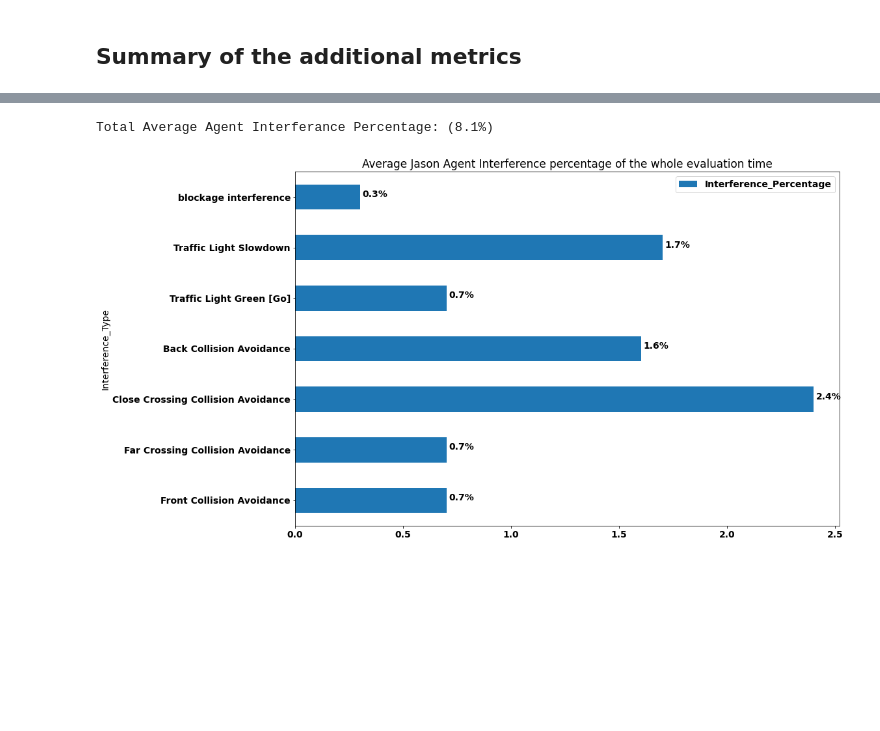
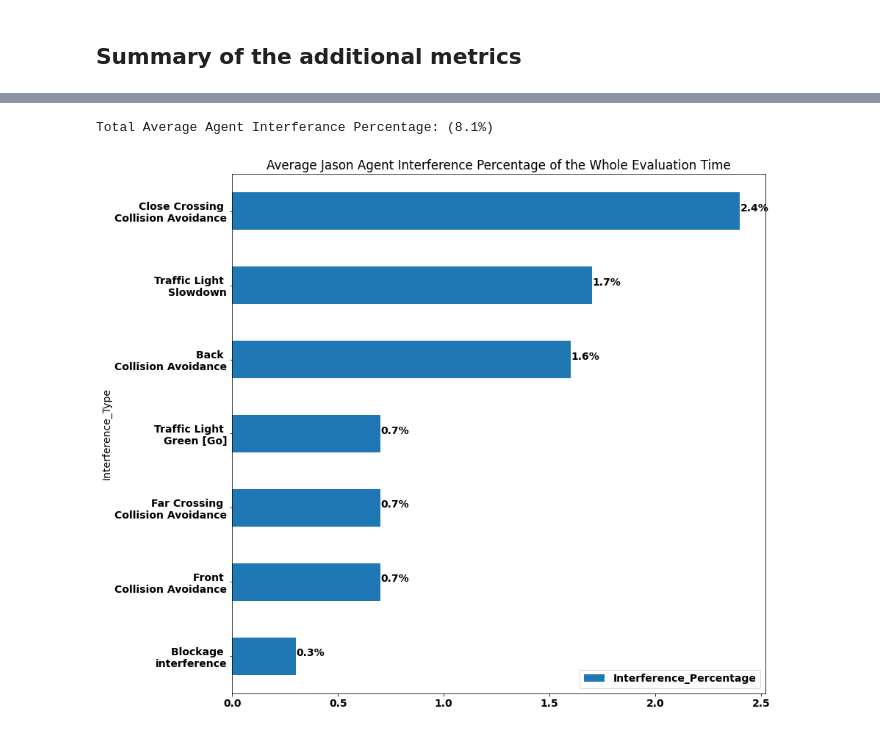
Before and after one commit to alshukairi/ML-MAS-Framework, a Jupyter notebook: install/MLMAS_Project/MLMAS_Framework/tools/utility.ipynb, the cells around one changed output, grey strips where cells are left out. Saved outputs shown, nothing was run; the diff lists cells and outputs as text; code cells hidden in the pictures; blank space fills up the shorter version.

```diff
--- a/install/MLMAS_Project/MLMAS_Framework/tools/utility.ipynb
+++ b/install/MLMAS_Project/MLMAS_Framework/tools/utility.ipynb
@@ -191,13 +242,13 @@ final_columns[6], final_columns[7] = final_columns[7], final_columns[6]
 
 jason_metrics_csv = jason_metrics_csv[final_columns]
 additional_metrics_columns = ["Total Frames",
-                              "Front Collision Avoidance",
-                             "Far Crossing Collision Avoidance",
-                             "Close Crossing Collision Avoidance",
-                             "Back Collision Avoidance",
-                             "Traffic Light Green [Go]",
-                             "Traffic Light Slowdown",
-                             "blockage interference"]
+                              "Front \nCollision Avoidance",
+                             "Far Crossing \nCollision Avoidance",
+                             "Close Crossing \nCollision Avoidance",
+                             "Back \nCollision Avoidance",
+                             "Traffic Light \nGreen [Go]",
+                             "Traffic Light \nSlowdown",
+                             "Blockage \ninterference"]
 jason_metrics_csv.columns = additional_metrics_columns
 
 print("== The additional Jason Agent metrics in each scenario")
@@ -238,20 +289,22 @@ jason_metrics_csv.describe()
 # %%
 font = {'family' : 'DejaVu Sans',
         'weight' : 'bold',
         'size'   : 14}
 
 plt.rc('font', **font)
 
 mean_percentage = round(jason_metrics_csv.describe()*100,1)
 mean_percentage = mean_percentage[additional_metrics_columns[1:]][1:2].values[0]
 final_df_s = pd.DataFrame({'Interference_Percentage': mean_percentage
                   , 'Interference_Type': additional_metrics_columns[1:]})
+
 final_df_s.index = final_df_s.Interference_Type
-graph = final_df_s.plot.barh(figsize=(15,10))
-graph.set_title("Average Jason Agent Interference percentage of the whole evaluation time")
+final_df_s = final_df_s.sort_values(by=["Interference_Percentage"])
+graph = final_df_s.plot.barh(figsize=(13,13))
+graph.set_title("Average Jason Agent Interference Percentage of the Whole Evaluation Time")
 show_values(graph, is_vertical= False)
 
 print("Total Average Agent Interferance Percentage: (%.1f%s)"%(mean_percentage.sum(),"%"))
 # %% [output]
 Total Average Agent Interferance Percentage: (8.1%)
-[figure, old version]
+[figure, new version]
```
Also changed, not shown: parts of 23 cells of this notebook, 3 other files.
